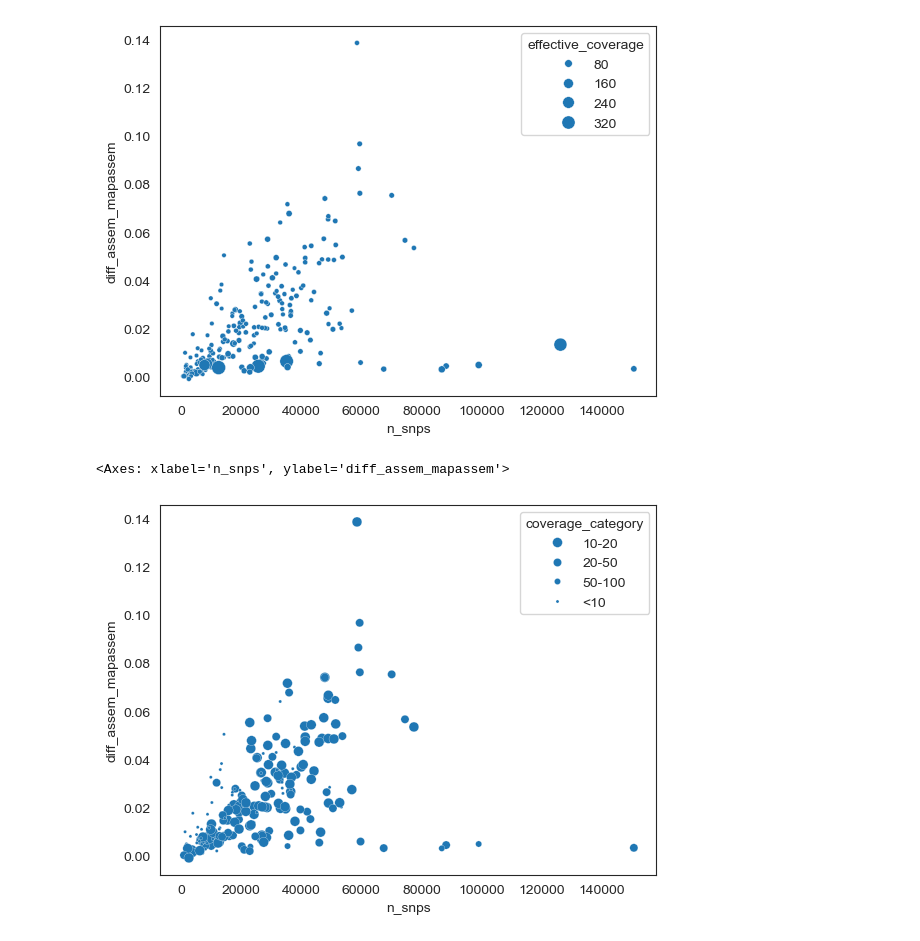
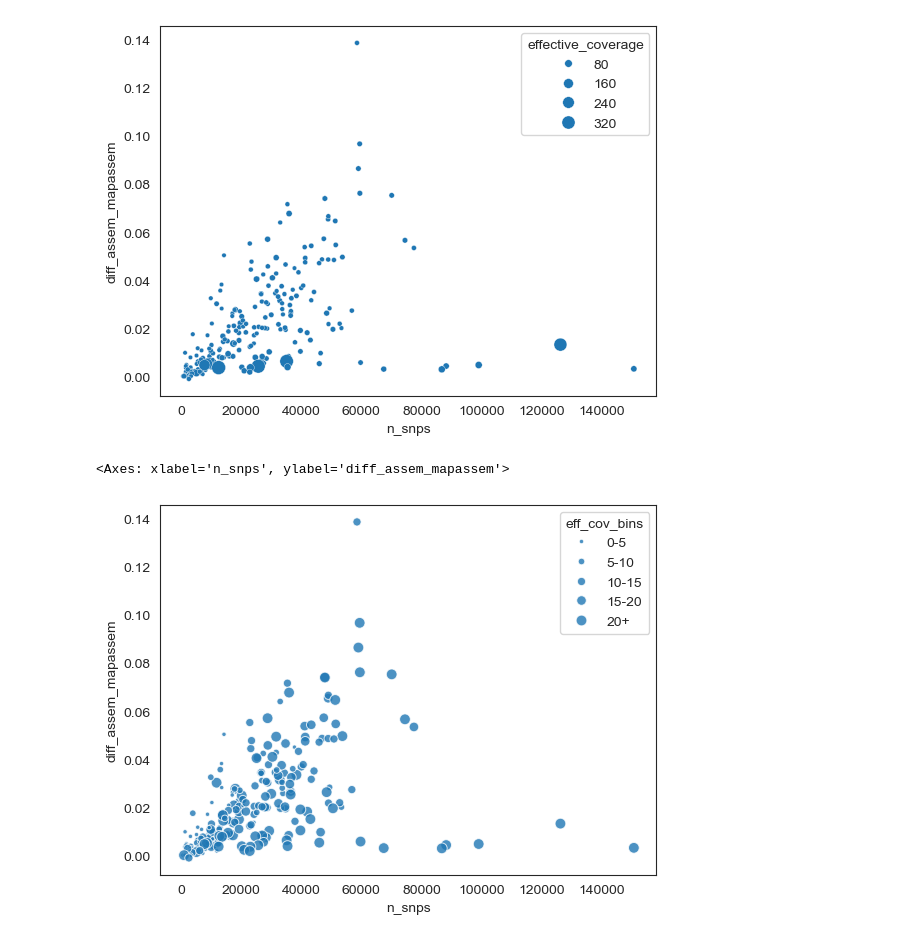
Before and after one commit to jeanzzhao/onehuman, a Jupyter notebook: atta/ERR505104-viz.ipynb, the cells around one changed output. Drawn from its saved outputs; the diff is of its cells as text; code cells hidden in the pictures.

```diff
--- a/atta/ERR505104-viz.ipynb
+++ b/atta/ERR505104-viz.ipynb
@@ -391,7 +396,7 @@ sns.scatterplot(data=df, x='n_snps', y='diff_assem_mapassem', size= 'effective_c
 <Axes: xlabel='n_snps', ylabel='diff_assem_mapassem'>
 [figure]
 # %%
-sns.scatterplot(data=df, x='n_snps', y='diff_assem_mapassem', size= 'coverage_category', sizes=(5,50))
+sns.scatterplot(data=df, x='n_snps', y='diff_assem_mapassem', size= 'eff_cov_bins',sizes=(60, 10), alpha=0.8,  edgecolor='white', linewidth=0.7)
 # %% [output]
 <Axes: xlabel='n_snps', ylabel='diff_assem_mapassem'>
-[figure, old version]
+[figure, new version]
```
Also changed, not shown: parts of 5 cells of this notebook.
